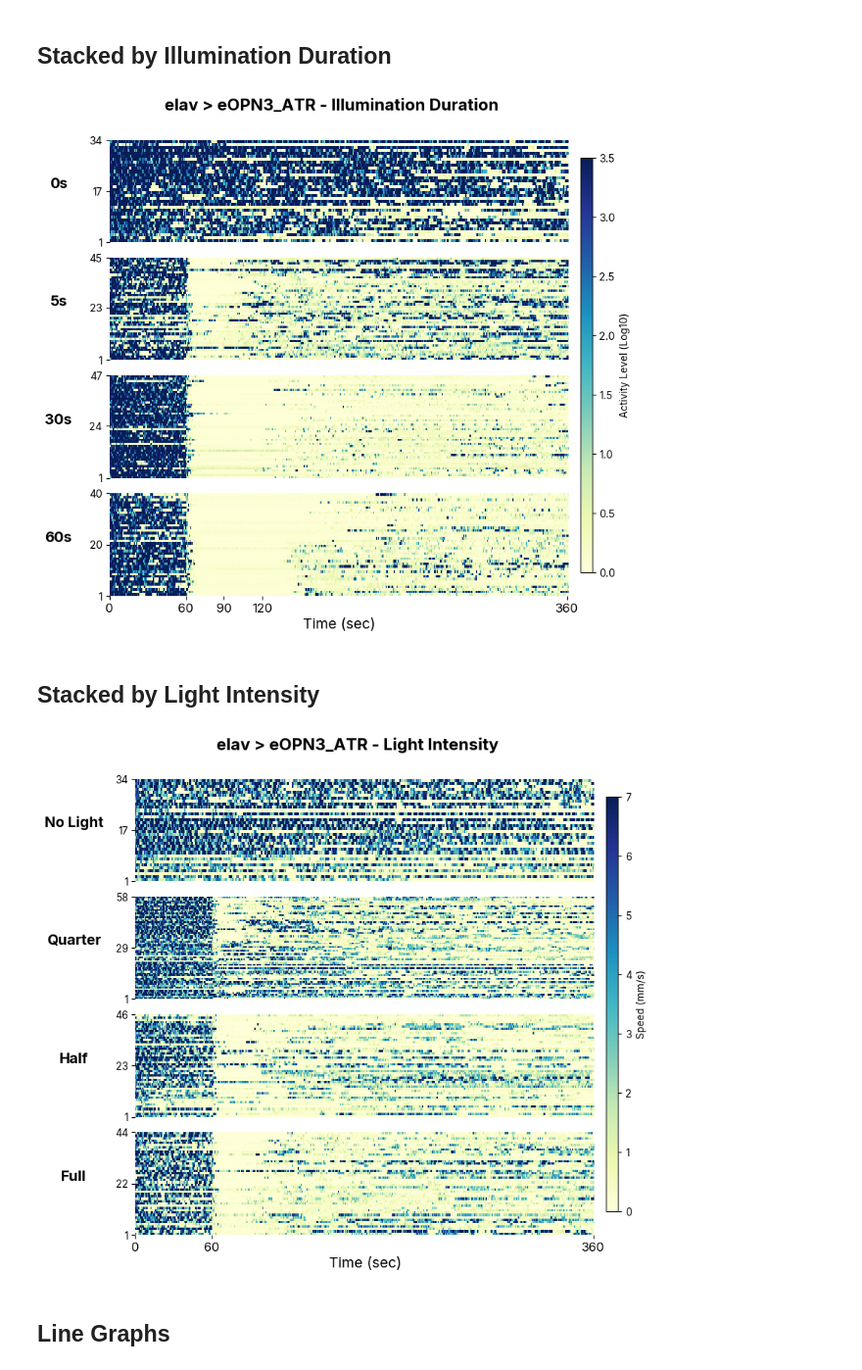
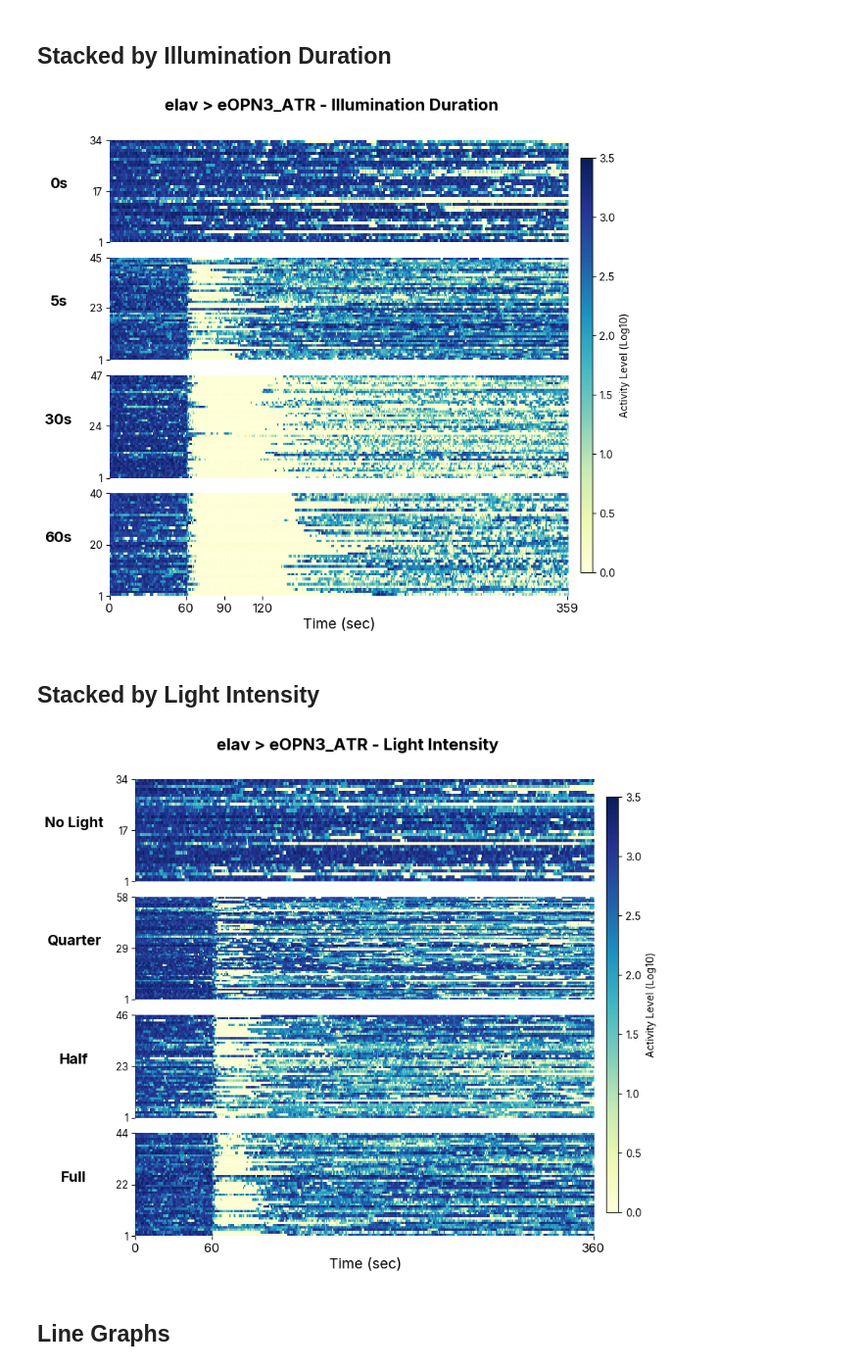
Before and after one commit to lnicole08/TrumelanOPN3, a Jupyter notebook: 3. Stacked plots.ipynb, the cells around one changed output. Shown at 98% size. Drawn from its saved outputs; the diff is of its cells as text; code cells hidden in the pictures.

Commit message:
Inclusion of manuscript version

```diff
--- a/3. Stacked plots.ipynb
+++ b/3. Stacked plots.ipynb
@@ -15,14 +15,14 @@ def filter_dead_flies(df):
     alive = {c.split('_')[1] for c in speed.columns if speed[c].mean() >= 0.5}
     return df[[c for c in df.columns if c.split('_')[1] in alive]]
 # %%
-driver = "vGAT"
-responder = "eOPN3_ATR"
+# driver = "vGAT"
+# responder = "eOPN3_ATR"
 
 laptop = "C:\\Users\\lnico"
 workcomp = "C:\\Users\\User"
 homecomp = "D:"
 base_path = "\\ACC Lab Dropbox\\ACC Lab\\Nicole Lee\\eOPN3 manuscript\\Data compilation\\Trumelan\\2. Processed\\"
-titledpath = workcomp
+titledpath = homecomp
 specifiedpath = titledpath + base_path
 
 bin_size = 0.5  # seconds for heatmap resampling
@@ -134,17 +134,18 @@ FileNotFoundError: [Errno 2] No such file or directory: 'D:\\ACC Lab Dropbox\\AC
 # %%
 driver = "elav"
 responder = "eOPN3_ATR"
-specifictime = 361
+specifictime = 360
 duration_files = {
     '0s': specifiedpath + driver + " x " + responder + "_nolight",
     '5s': specifiedpath + driver + " x " + responder + "_5s",
     '30s': specifiedpath + driver + " x " + responder + "_30s",
     '60s': specifiedpath + driver + " x " + responder + "_60s",
 }
-
+metric_to_plot = 'ActivityLevel'
 duration_plot_title = driver + " > " + responder + " - Illumination Duration"
 # %%
 duration_data = {}
+shuffle = True
 
 split_map = {'0s': 'odd', '5s': 'odd'}
 
@@ -158,15 +159,14 @@ for label, filepath in duration_files.items():
         cols = cols[1::2]
     elif split == 'odd':
         cols = cols[0::2]
-    duration_data[label] = df[cols].T.reset_index(drop=True)
+    data = df[cols].T.reset_index(drop=True)
+    duration_data[label] = data.sample(frac=1, random_state=0).reset_index(drop=True) if shuffle else data
 # %%
 num_conditions = len(duration_data)
 fig, axes = plt.subplots(num_conditions, 1, figsize=(8,8), sharex=True) #for elav
 #fig, axes = plt.subplots(num_conditions, 1, figsize=(6, 2*num_conditions), sharex=True) #for vgat
 plt.subplots_adjust(hspace=0.15)
 cmaps = "YlGnBu"
-
-metric_to_plot = 'ActivityLevel'
 
 if metric_to_plot == "ActivityLevel":
     scalebar_label = "Activity Level (Log10)"
@@ -217,7 +217,7 @@ fig.patch.set_facecolor('white')
 
 plt.savefig(titledpath + "\\ACC Lab Dropbox\\ACC Lab\\Nicole Lee\\eOPN3 manuscript\\Data compilation\\Trumelan\\Trumelan images\\" + metric_to_plot + "_" + driver + "_" + responder + ".svg", bbox_inches='tight')
 # %% [output]
-[figure, old version]
+[figure, new version]
 # %% [markdown]
 ## Stacked by Light Intensity
 # %%
@@ -233,6 +235,7 @@ intensity_files = {
 intensity_plot_title = driver + " > " + responder + " - Light Intensity"
 # %%
 intensity_data = {}
+shuffle = True
 
 split_map = {'No Light': 'even', 'Full': 'even'}
 
@@ -246,7 +249,8 @@ for label, filepath in intensity_files.items():
         cols = cols[1::2]
     elif split == 'odd':
         cols = cols[0::2]
-    intensity_data[label] = df[cols].T.reset_index(drop=True)
+    data = df[cols].T.reset_index(drop=True)
+    intensity_data[label] = data.sample(frac=1, random_state=0).reset_index(drop=True) if shuffle else data
 # %%
 num_conditions = len(intensity_data)
 fig, axes = plt.subplots(num_conditions, 1, figsize=(8, 8), sharex=True) #for elav
@@ -255,7 +259,6 @@ plt.subplots_adjust(hspace=0.15)
 
 cmaps = "YlGnBu"
 
-metric_to_plot = 'Speed'
 
 if metric_to_plot == "ActivityLevel":
     scalebar_label = "Activity Level (Log10)"
@@ -275,35 +278,35 @@ for idx, (label, data) in enumerate(intensity_data.items()):
     quadmesh.set_linewidth(0)
 
     ax.set_ylabel(label, rotation=0, labelpad=40, fontsize=14, weight='bold')
     ax.set_yticks([0, num_flies//2, num_flies])
     ticklabels = [num_flies, (num_flies+1)//2, 1]
     ax.set_yticklabels(ticklabels, fontsize=10)
 
     if idx < num_conditions - 1:
         ax.tick_params(axis='x', bottom=False)
         ax.set_xlabel('')
     ax.patch.set_facecolor('white')
 
 last_data = list(intensity_data.values())[-1]
 # tick_times = list(range(20, int(specifictime), int(specifictime/10)))
 tick_times = [0, 60, specifictime - 1]
 tick_positions = [list(last_data.columns).index(float(t)) for t in tick_times if float(t) in last_data.columns]
 axes[-1].set_xticks(tick_positions)
 axes[-1].set_xticklabels(tick_times, rotation=0, fontsize=12)
 axes[-1].set_xlabel("Time (sec)", fontsize=14)
 
 cbar_ax = fig.add_axes([0.92, 0.15, 0.02, 0.7])
 sm = plt.cm.ScalarMappable(cmap=cmaps, norm=plt.Normalize(vmin=0, vmax=vmax_number))
 fig.colorbar(sm, cax=cbar_ax, label=scalebar_label)
 
 fig.suptitle(intensity_plot_title, weight="bold", fontsize=16, y=0.95)
 
 mpl.rcParams['svg.fonttype'] = 'none'
 fig.patch.set_facecolor('white')
 
-plt.savefig(titledpath + "\\ACC Lab Dropbox\\ACC Lab\\Nicole Lee\\eOPN3 manuscript\\Data compilation\\Trumelan\\Trumelan images\\light_intensity_speed" + driver + "_" + responder + ".svg", bbox_inches='tight')
+plt.savefig(titledpath + "\\ACC Lab Dropbox\\ACC Lab\\Nicole Lee\\eOPN3 manuscript\\Data compilation\\Trumelan\\Trumelan images\\light_intensity_" + metric_to_plot + "_" + driver + "_" + responder + ".svg", bbox_inches='tight')
 # %% [output]
-[figure, old version]
+[figure, new version]
 # %% [markdown]
 ## Line Graphs
 # %%
```
Also changed, not shown: parts of 9 cells of this notebook, 1 other file.
